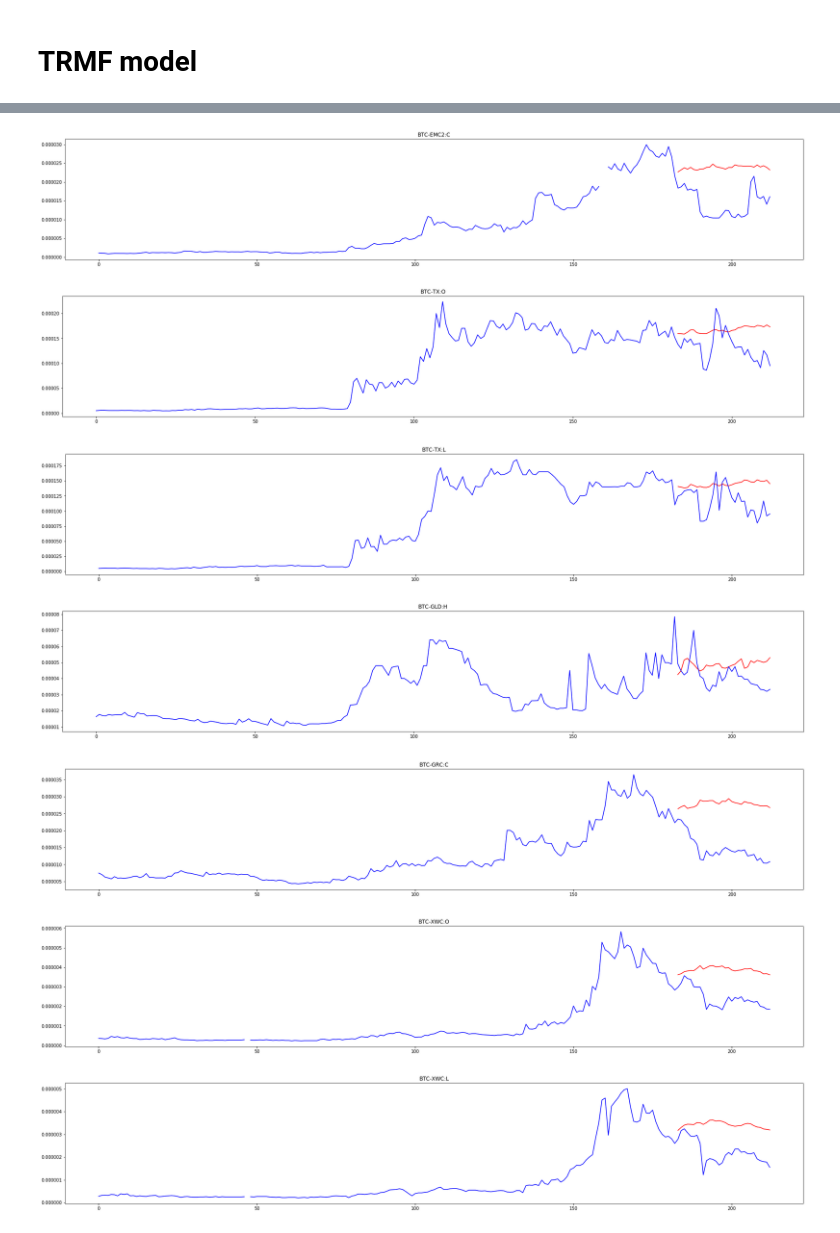
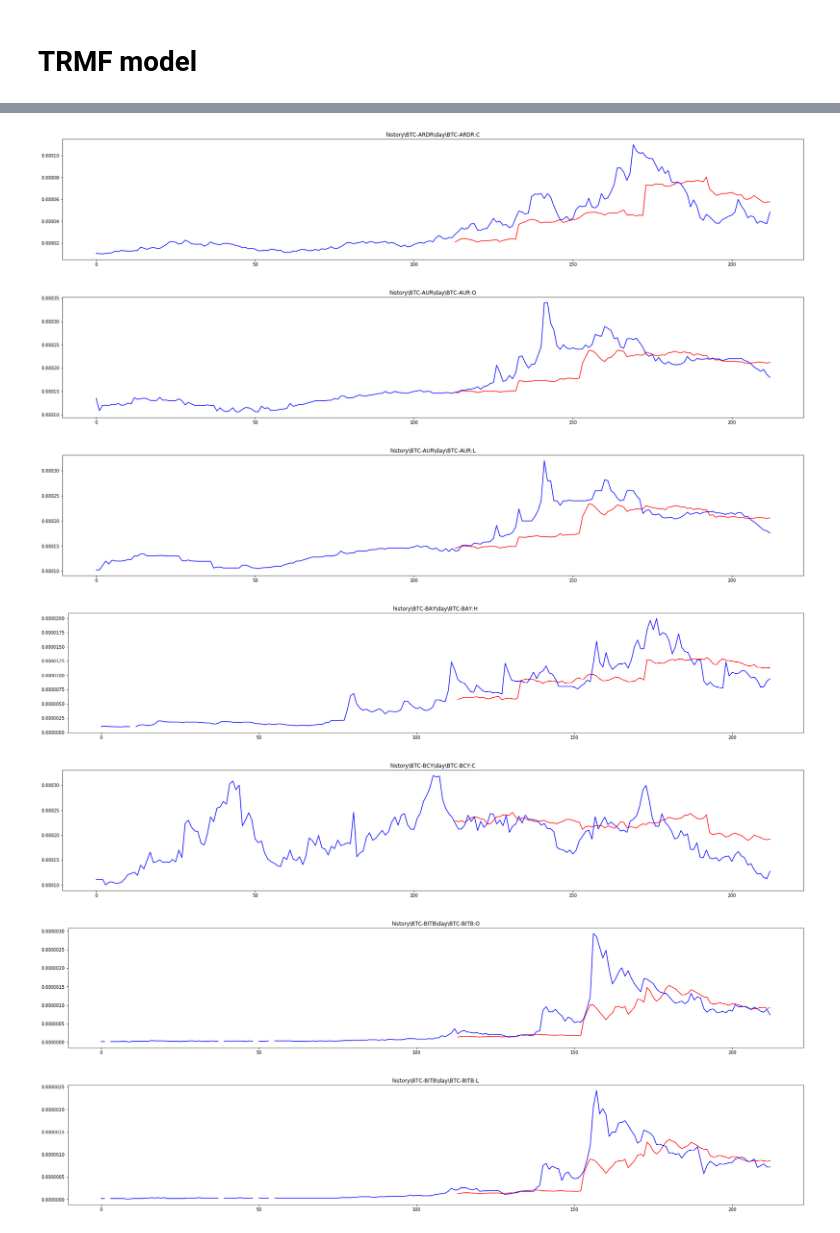
Before and after one commit to MariyaIvanina/ml_big_data_project, a Jupyter notebook: prototype/Crypto_data_investigation.ipynb, the cells around one changed output, grey strips where cells are left out. Saved outputs shown, nothing was run; the diff lists cells and outputs as text; code cells hidden in the pictures.

```diff
--- a/prototype/Crypto_data_investigation.ipynb
+++ b/prototype/Crypto_data_investigation.ipynb
@@ -18,7 +18,7 @@ import aggregate
 # Data preparations
 # %%
 # prepare timeline
-dict_crypto_name, data = aggregate.aggregate("../../../history", "06.06.2017", "01.02.2018",["O","C","H","L"])
+dict_crypto_name, data = aggregate.aggregate("../../../history", "01.01.2017", "01.08.2017",["O","C","H","L"])
 data = data.T.values
 data_interpolated = utilities.interpolate_data(data)
 N, T = data_interpolated.shape
@@ -192,7 +182,7 @@ The results so far worse than Autoregressive model because of algorithm's simple
 # %%
 from trmf_naive import TRMFNaive
 
-lags = [1,2,3,4,5,6,7,14,21]
+lags = [1,7,14,30]
 rank = 256
 lambda_f = 0.001
 lambda_x = 0.01
@@ -216,8 +206,12 @@ TRMFNaive performance ND/NRMSE (h = 20): 0.936/1.1
 horizon = 20
 check_idx = 56
 model = TRMFNaive(lags, rank, lambda_f, lambda_x, lambda_w, alpha, eta, 2000)
-train, test = get_slice(data, T - horizon, horizon, 0)
-model.fit(train)
-predicted_data = model.predict(horizon)
-draw_plot(np.concatenate((train[check_idx],test[check_idx]),axis=0), check_idx, predicted_data[check_idx])
+pred_vals_all = []
+for i in range((len(data_interpolated[0]) -100)//20):
+    train, test = utilities.get_slice(data, 100, horizon, i*20)
+    model.fit(train)
+    predicted_data = model.predict(horizon)
+    pred_vals_all = np.concatenate((pred_vals_all,predicted_data),axis=1) if len(pred_vals_all) != 0 else predicted_data
+
+draw_plot(data[check_idx], check_idx, pred_data=pred_vals_all[check_idx])
 # %% [output]
@@ -229,3 +221,7 @@ from models import TRMF
+# %%
+models = reload(models)
+utilities = reload(utilities)
+from models import TRMF
 # %%
 T = data.shape[1]
 errors_ind_ar = []
@@ -263,6 +255,11 @@ TRMF performance ND/NRMSE (h = 20, lags = [1, 2, 3, 4, 5, 6, 7, 14, 21]): 0.124/
 # %%
 trmf_model = TRMF(lags = [1, 7, 14, 30])
-pred_vals = utilities.fit_predict_trmf(trmf_model, data[:, :-30], 30)
+pred_vals_all = []
+for i in range((len(data[0]) -100)//20):
+    train, test = utilities.get_slice(data, 100, horizon, i*20)
+    pred_vals = utilities.fit_predict_trmf(trmf_model, data[:, i*20: 100 + (i+1)*20], 20)
+    pred_vals_all = np.concatenate((pred_vals_all,pred_vals),axis=1) if len(pred_vals_all) != 0 else pred_vals
+
 for index_to_check in range(0, 40, 3):
-    draw_plot(data[index_to_check], index_to_check, pred_data=pred_vals[index_to_check])
+    draw_plot(data[index_to_check], index_to_check, pred_data=pred_vals_all[index_to_check])
 # %% [output]
@@ -276,7 +273,7 @@ for index_to_check in range(0, 40, 3):
-[figure, old version]
+[figure, new version]
-[figure, old version]
+[figure, new version]
-[figure, old version]
+[figure, new version]
-[figure, old version]
+[figure, new version]
-[figure, old version]
+[figure, new version]
-[figure, old version]
+[figure, new version]
-[figure, old version]
+[figure, new version]
```
Also changed, not shown: parts of 17 cells of this notebook, 2 other files.
